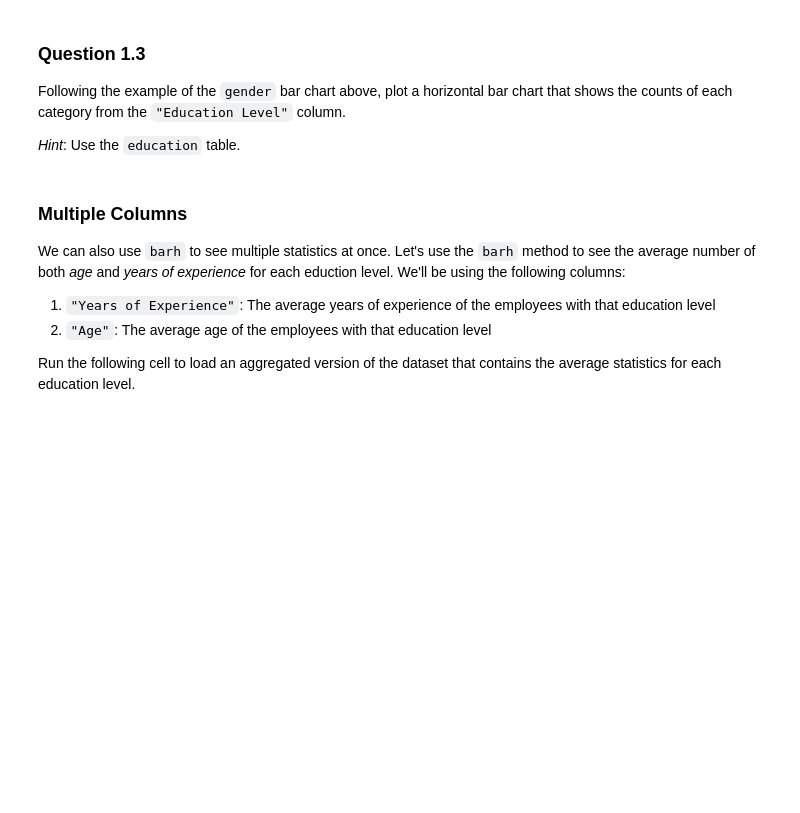
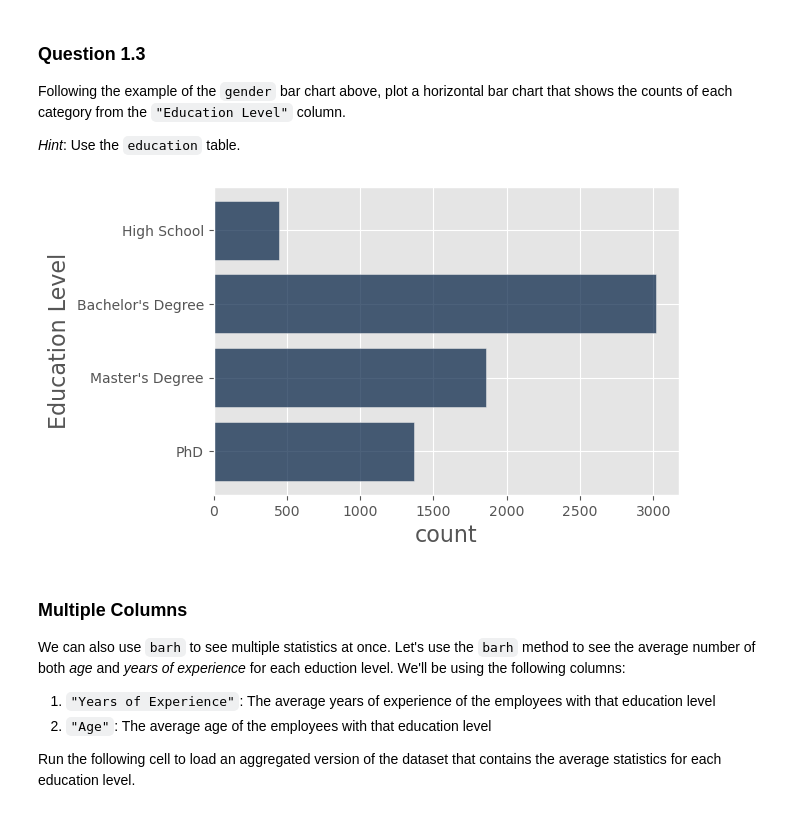
Before and after one commit to data-6-berkeley/materials-fa24, a Jupyter notebook: labs/lab06/lab06.ipynb, the cells around one changed output. Cells and saved outputs as stored; diff of their text form; code cells hidden in the pictures; blank space fills up the shorter version.

```diff
--- a/labs/lab06/lab06.ipynb
+++ b/labs/lab06/lab06.ipynb
@@ -123,7 +177,9 @@ Following the example of the `gender` bar chart above, plot a horizontal bar cha
 
 *Hint*: Use the `education` table.
 # %%
-# Replace the ... with the necessary code to plot the bar chart
+education.barh("Education Level")
+# %% [output]
+[figure, added]
 # %% [markdown]
 <!-- END QUESTION -->
 
```
Also changed, not shown: parts of 27 cells of this notebook, 1 other file.
